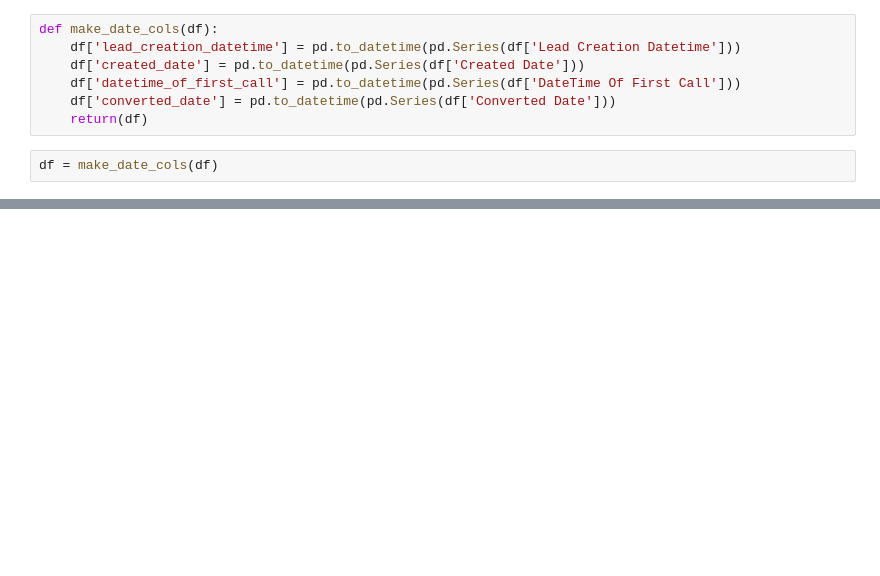
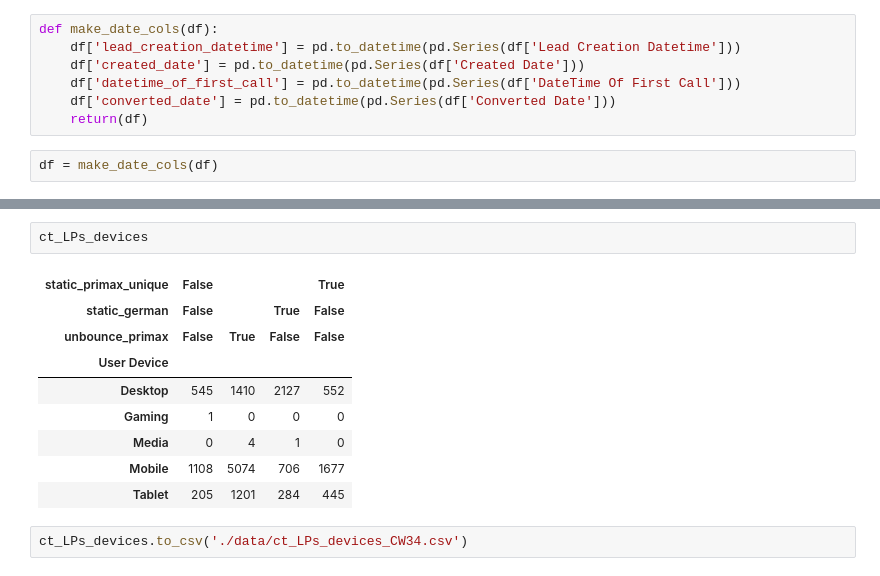
Before and after one commit to joehardy3030/ML, a Jupyter notebook: trafficAllocation.ipynb, the cells around one changed output, grey strips where cells are left out. Saved outputs shown, nothing was run; the diff lists cells and outputs as text; blank space fills up the shorter version.

```diff
--- a/trafficAllocation.ipynb
+++ b/trafficAllocation.ipynb
@@ -54,0 +127,14 @@ df[:10]
+# %%
+ct_LPs_devices
+# %% [output]
+| static_primax_unique | False |  |  | True |
+| static_german | False |  | True | False |
+| unbounce_primax | False | True | False | False |
+| User Device |  |  |  |  |
+| Desktop | 545 | 1410 | 2127 | 552 |
+| Gaming | 1 | 0 | 0 | 0 |
+| Media | 0 | 4 | 1 | 0 |
+| Mobile | 1108 | 5074 | 706 | 1677 |
+| Tablet | 205 | 1201 | 284 | 445 |
+# %%
+ct_LPs_devices.to_csv('./data/ct_LPs_devices_CW34.csv')
```
Also changed, not shown: parts of 13 cells of this notebook, 4 other files.
